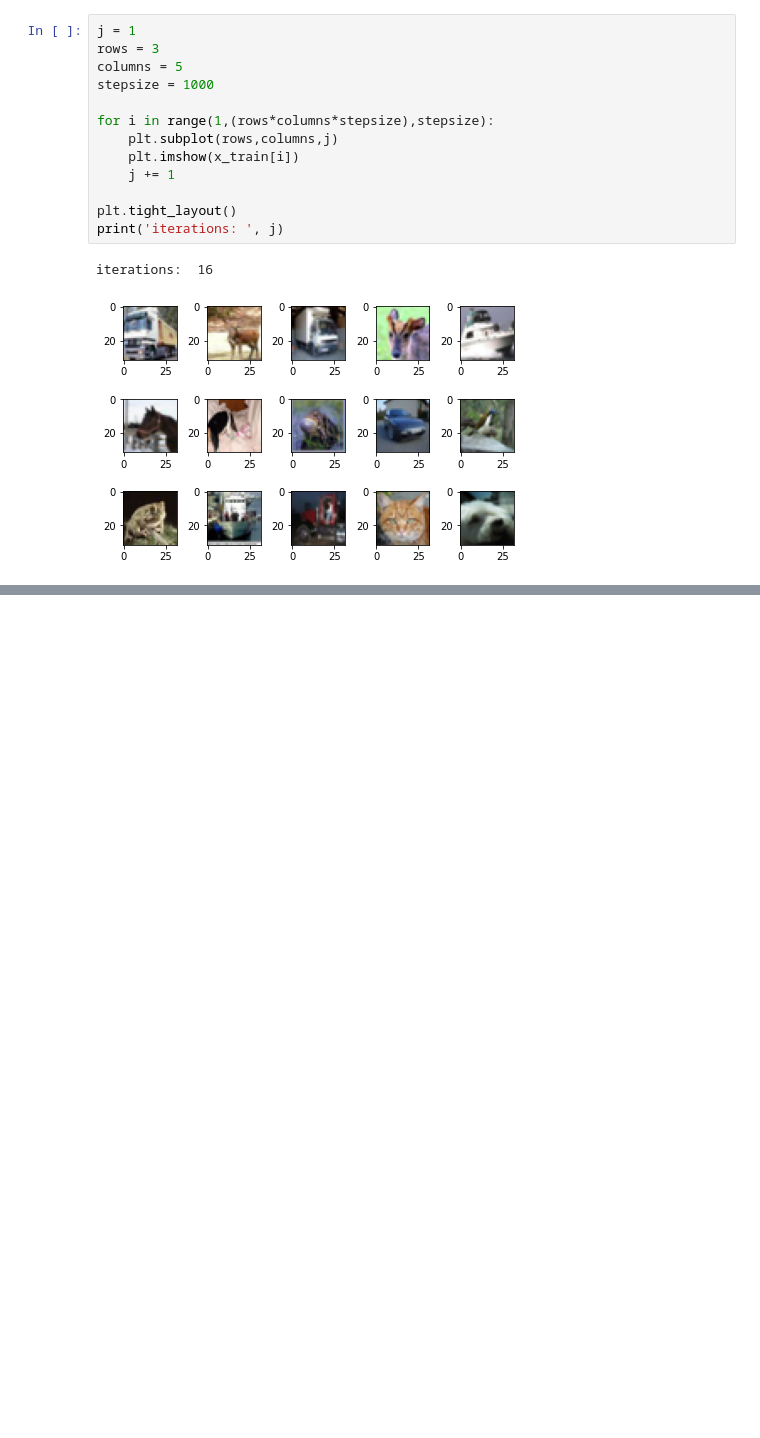
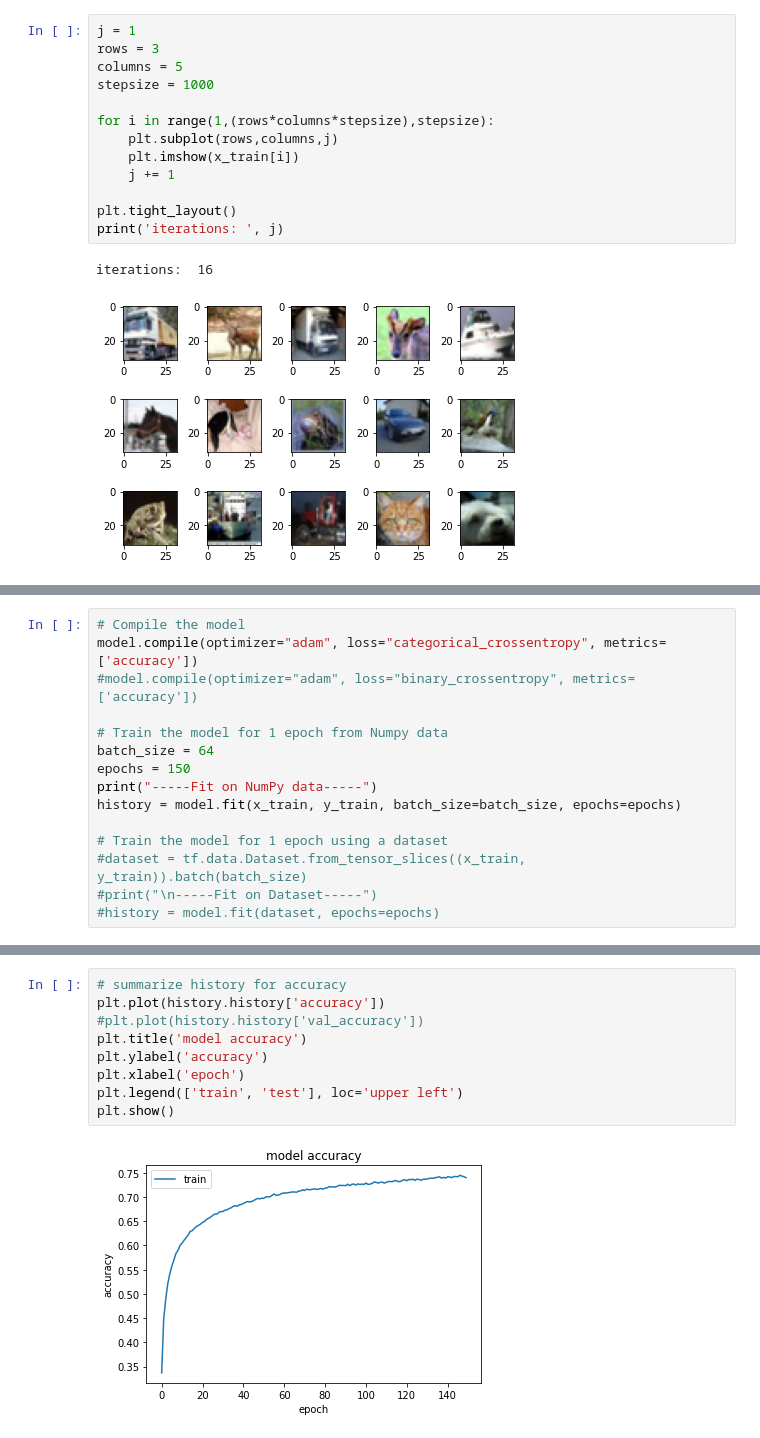
Before and after one commit to Rob35697/DataScience21, a Jupyter notebook: Block_7/Assignments/7_CNNs.ipynb, the cells around one changed output, grey strips where cells are left out. Cells and saved outputs as stored; diff of their text form; blank space fills up the shorter version.

```diff
--- a/Block_7/Assignments/7_CNNs.ipynb
+++ b/Block_7/Assignments/7_CNNs.ipynb
@@ -92,0 +140,15 @@ iterations:  16
+# %%
+# Compile the model
+model.compile(optimizer="adam", loss="categorical_crossentropy", metrics=['accuracy'])
+#model.compile(optimizer="adam", loss="binary_crossentropy", metrics=['accuracy'])
+
+# Train the model for 1 epoch from Numpy data
+batch_size = 64
+epochs = 150
+print("-----Fit on NumPy data-----")
+history = model.fit(x_train, y_train, batch_size=batch_size, epochs=epochs)
+
+# Train the model for 1 epoch using a dataset
+#dataset = tf.data.Dataset.from_tensor_slices((x_train, y_train)).batch(batch_size)
+#print("\n-----Fit on Dataset-----")
+#history = model.fit(dataset, epochs=epochs)
@@ -92,0 +173,11 @@ iterations:  16
+# %%
+# summarize history for accuracy
+plt.plot(history.history['accuracy'])
+#plt.plot(history.history['val_accuracy'])
+plt.title('model accuracy')
+plt.ylabel('accuracy')
+plt.xlabel('epoch')
+plt.legend(['train', 'test'], loc='upper left')
+plt.show()
+# %% [output]
+[figure, added]
```
Also changed, not shown: parts of 8 cells of this notebook.
